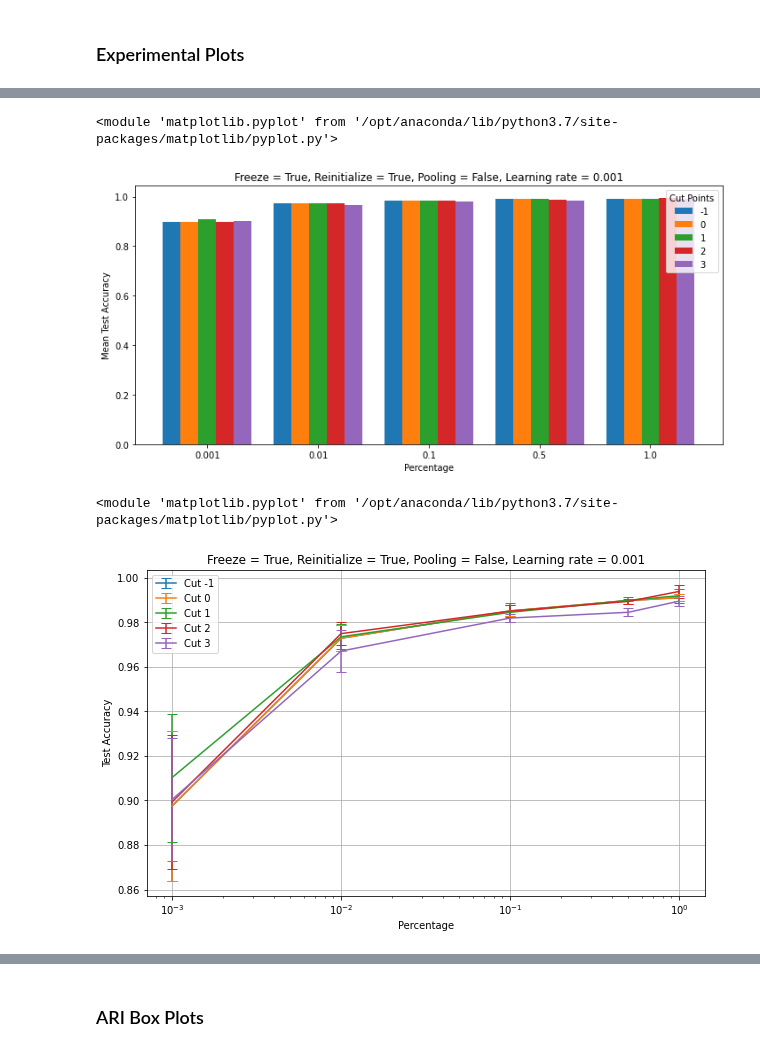
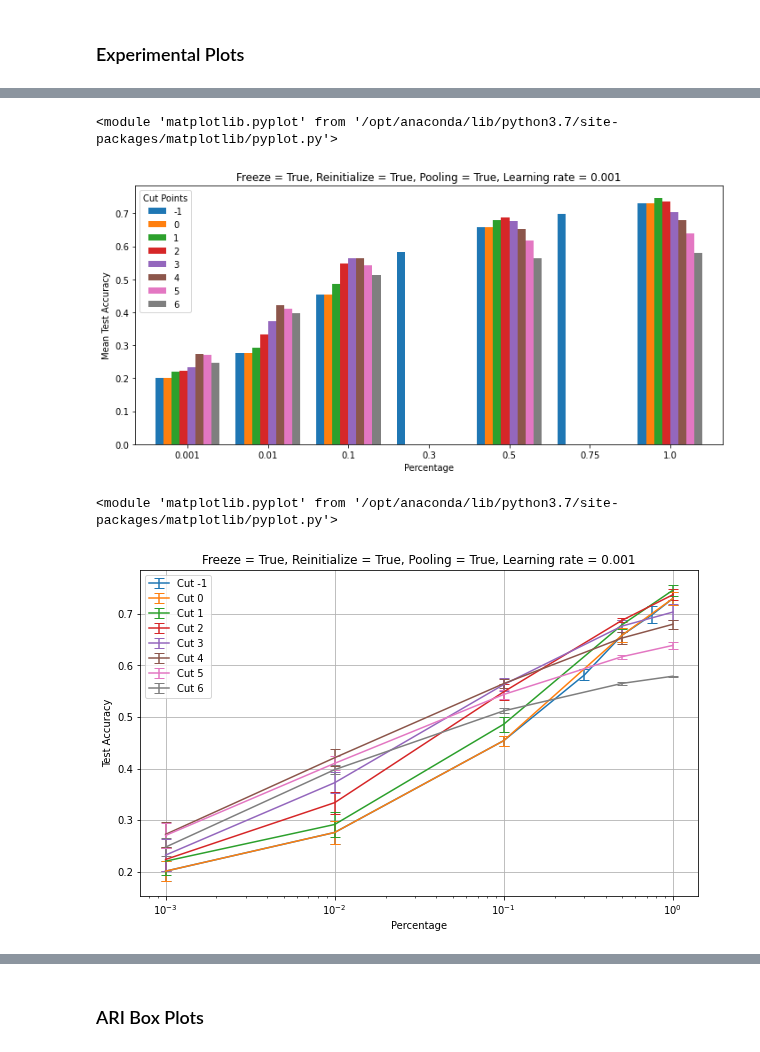
Before and after one commit to tusharmanekar/mp-tl-study, a Jupyter notebook: example_visualizations.ipynb, the cells around one changed output, grey strips where cells are left out. Saved outputs shown, nothing was run; the diff lists cells and outputs as text; code cells hidden in the pictures.

```diff
--- a/example_visualizations.ipynb
+++ b/example_visualizations.ipynb
@@ -12,11 +9,11 @@ from viz_utils import *
 # %%
 # load baselines: filename!!
-with open('results_jsons/baselines_freeze_True_pool_False_lr_0.001_random_classes.json', 'r') as f:
+with open('CIFAR/results/baselines_freeze_True_pool_True_lr_0.001_nice_curve.json', 'r') as f:
     baselines = json.load(f)
 baselines = baselines[1:]
 
 # load results; filename
-with open('results_jsons/results_freeze_True_reinit_True_pool_False_random_classes.json', 'r') as f:
+with open('CIFAR/results/results_freeze_True_reinit_True_pool_True_lr_0.001_nice_curve.json', 'r') as f:
     results = json.load(f)
 
 # Run this if the first element of the results is the PARAMS dict
@@ -90,13 +86,13 @@ heatmap(df, params, figsize=(10,10))
 # %%
-bar_graph(df, params, figsize=(10,50))
+bar_graph(df, params, figsize=(10,5))
 # %% [output]
 <module 'matplotlib.pyplot' from '/opt/anaconda/lib/python3.7/site-packages/matplotlib/pyplot.py'>
-[figure, old version]
+[figure, new version]
 # %%
 line_plot(df, params)
 # %% [output]
 <module 'matplotlib.pyplot' from '/opt/anaconda/lib/python3.7/site-packages/matplotlib/pyplot.py'>
-[figure, old version]
+[figure, new version]
 # %%
 line_pilot_with_ranges(df, params)
 # %% [output]
```
Also changed, not shown: parts of 17 cells of this notebook, 26 other files.
